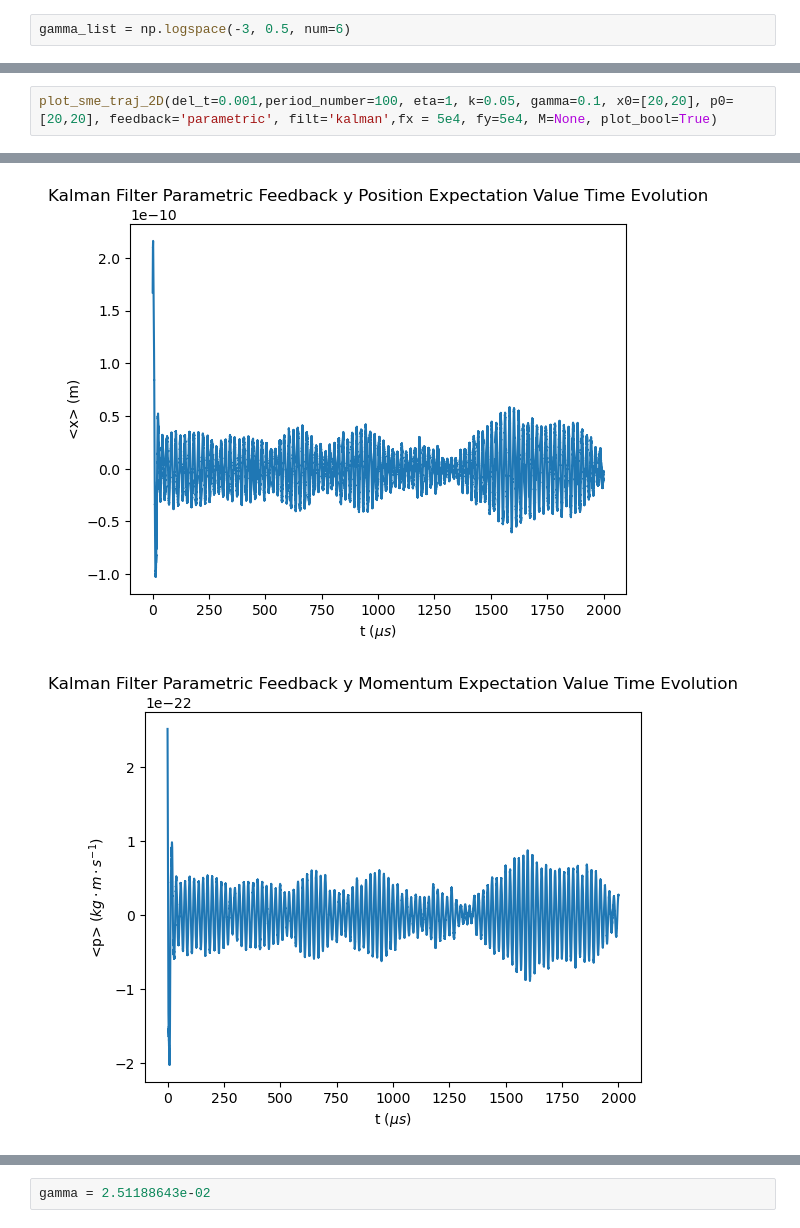
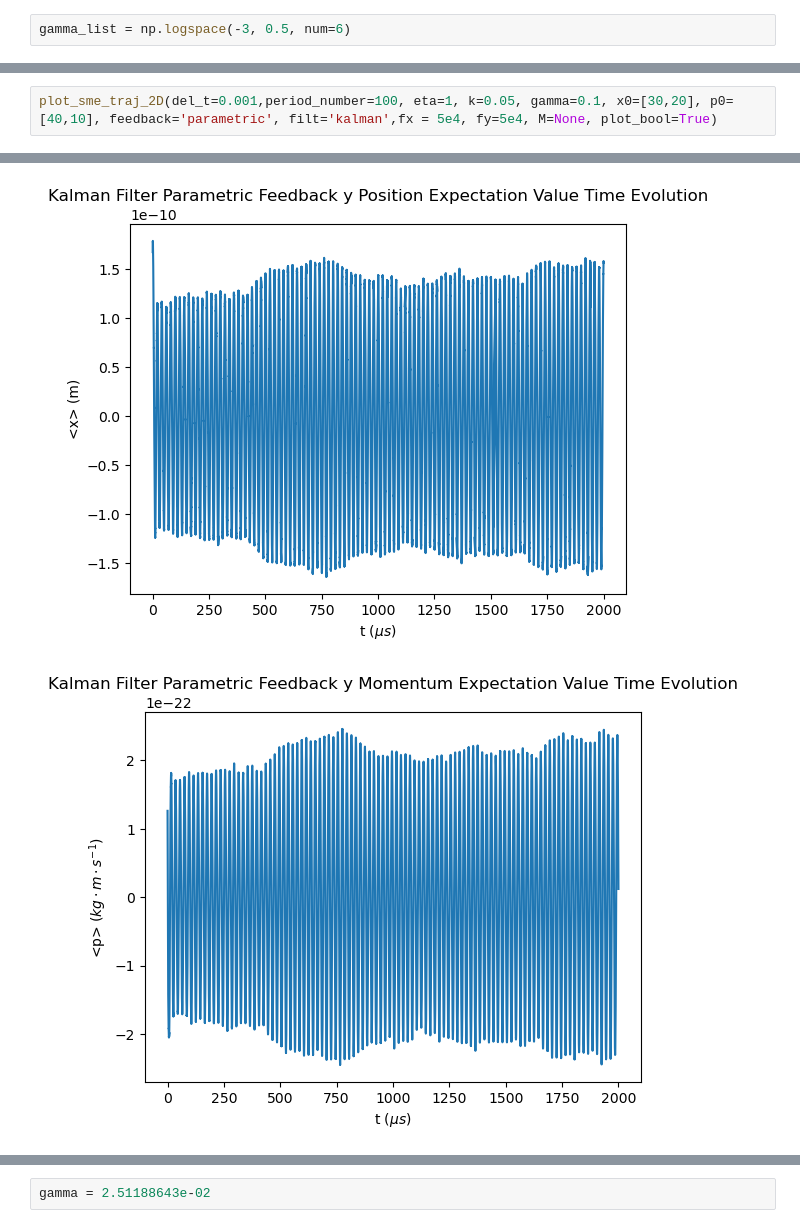
Before and after one commit to madelynrahimi/QuIPS, a Jupyter notebook: fall_2025/code/updated_feedback/sme_runs_parametric_degen.ipynb, the cells around one changed output, grey strips where cells are left out. Cells and saved outputs as stored; diff of their text form.

```diff
--- a/fall_2025/code/updated_feedback/sme_runs_parametric_degen.ipynb
+++ b/fall_2025/code/updated_feedback/sme_runs_parametric_degen.ipynb
@@ -32,5 +32,5 @@ effective_temp_plot(del_t=0.01,period_number=100, eta=1, k=0.05, gamma_list=gamm
   np.float64(nan),
   np.float64(nan)]]
 # %%
-plot_sme_traj_2D(del_t=0.001,period_number=100, eta=1, k=0.05, gamma=0.1, x0=[20,20], p0=[20,20], feedback='parametric', filt='kalman',fx = 5e4, fy=5e4, M=None, plot_bool=True)
+plot_sme_traj_2D(del_t=0.001,period_number=100, eta=1, k=0.05, gamma=0.1, x0=[30,20], p0=[40,10], feedback='parametric', filt='kalman',fx = 5e4, fy=5e4, M=None, plot_bool=True)
 # %% [output]
@@ -40,2 +40,2 @@ plot_sme_traj_2D(del_t=0.001,period_number=100, eta=1, k=0.05, gamma=0.1, x0=[20
-[figure, old version]
+[figure, new version]
-[figure, old version]
+[figure, new version]
```
Also changed, not shown: parts of 7 cells of this notebook, 20 other files.
